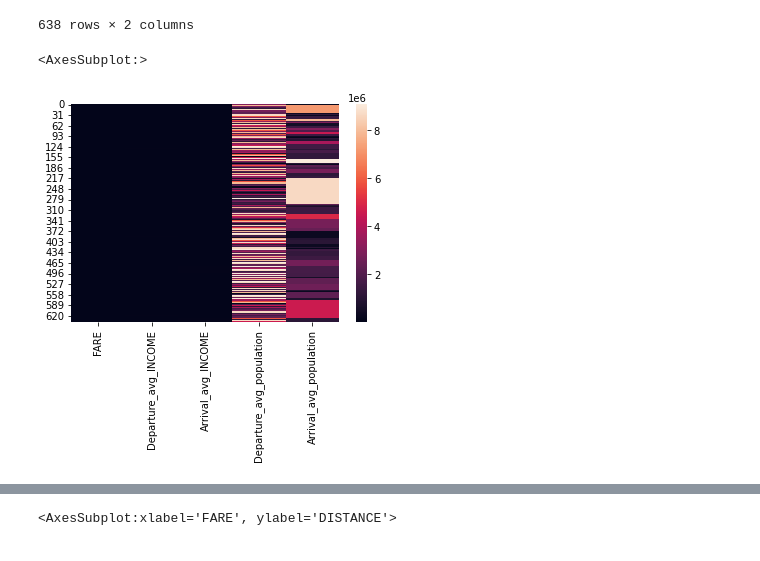
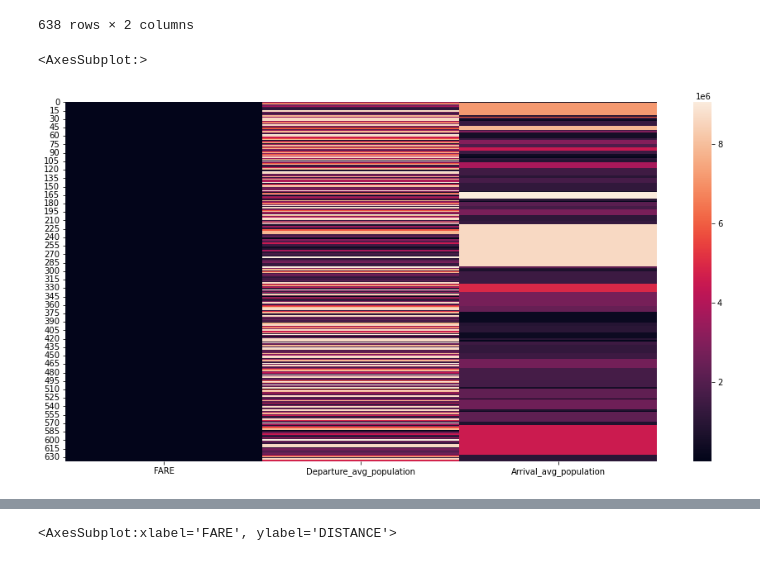
Before and after one commit to Madhu3002/Madhu3002, a Jupyter notebook: Stats Assign.ipynb, the cells around one changed output, grey strips where cells are left out. Cells and saved outputs as stored; diff of their text form; code cells hidden in the pictures.

```diff
--- a/Stats Assign.ipynb
+++ b/Stats Assign.ipynb
@@ -110,10 +111,10 @@ af[x]
 | 637 | 129.62 | 858 |
 638 rows × 2 columns
 # %%
-y=['FARE','Departure_avg_INCOME','Arrival_avg_INCOME','Departure_avg_population','Arrival_avg_population']
+y=['FARE','Departure_avg_population','Arrival_avg_population']
 # %%
-
+plt.figure(figsize=(16,8))
 sb.heatmap(data=af[y])
 # %% [output]
 <AxesSubplot:>
-[figure, old version]
+[figure, new version]
```
Also changed, not shown: parts of 20 cells of this notebook.
